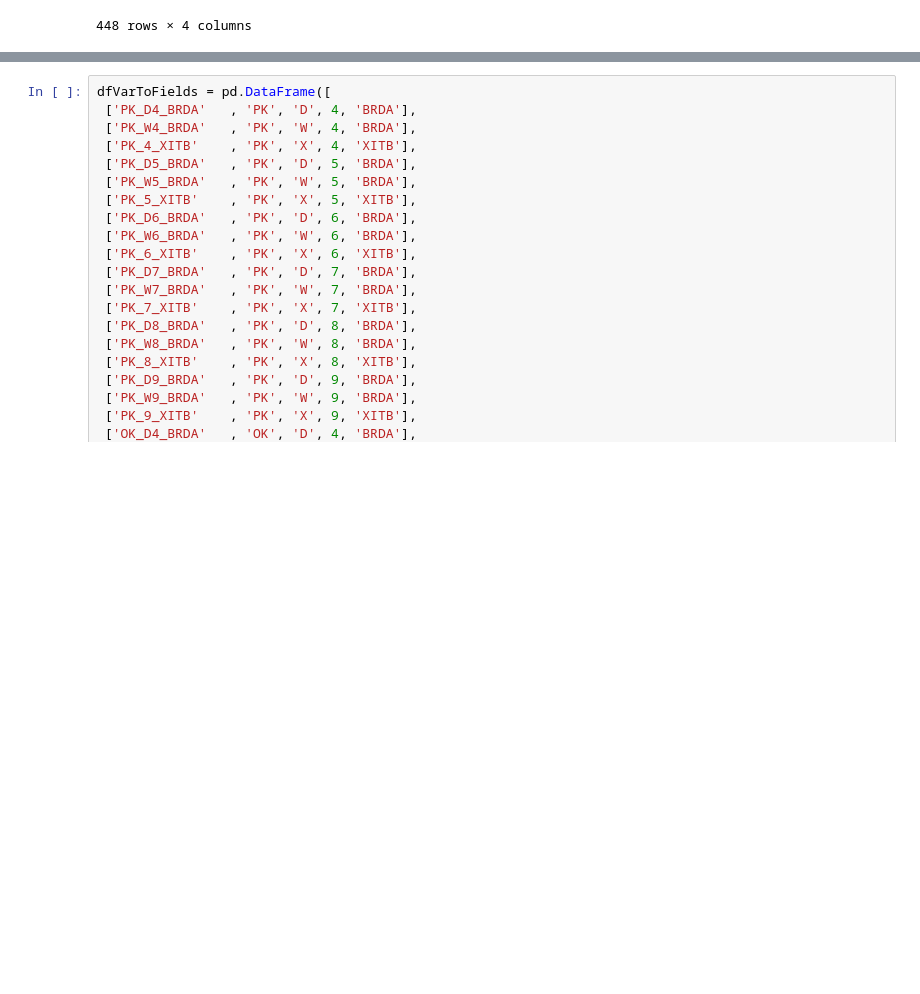
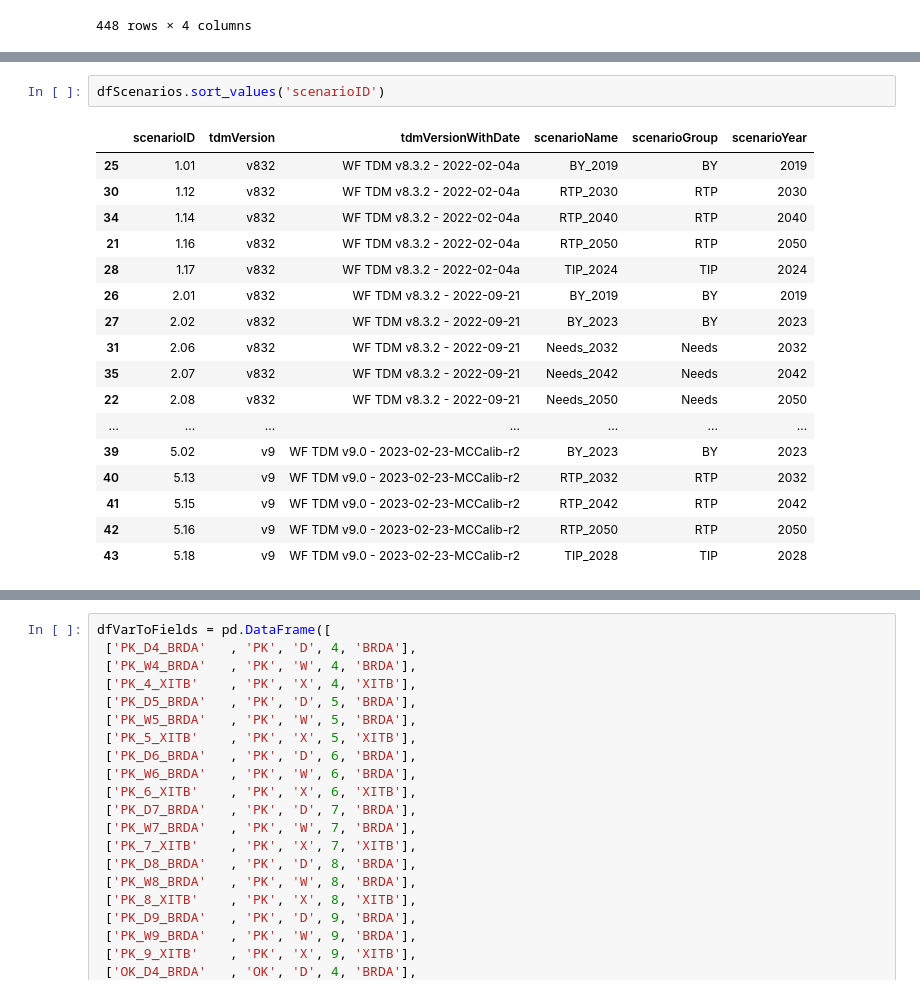
Before and after one commit to WFRCAnalytics/TDM-VAL-Scenario-Comparison-Toolbox, a Jupyter notebook: 2.1-TotalTDMTool/A-OldDataReformatAndPrepForApp.ipynb, the cells around one changed output, grey strips where cells are left out. Drawn from its saved outputs; the diff is of its cells as text; blank space fills up the shorter version.

```diff
--- a/2.1-TotalTDMTool/A-OldDataReformatAndPrepForApp.ipynb
+++ b/2.1-TotalTDMTool/A-OldDataReformatAndPrepForApp.ipynb
@@ -294,3 +294,23 @@ df
+# %%
+dfScenarios.sort_values('scenarioID')
+# %% [output]
+|  | scenarioID | tdmVersion | tdmVersionWithDate | scenarioName | scenarioGroup | scenarioYear |
+| 25 | 1.01 | v832 | WF TDM v8.3.2 - 2022-02-04a | BY_2019 | BY | 2019 |
+| 30 | 1.12 | v832 | WF TDM v8.3.2 - 2022-02-04a | RTP_2030 | RTP | 2030 |
+| 34 | 1.14 | v832 | WF TDM v8.3.2 - 2022-02-04a | RTP_2040 | RTP | 2040 |
+| 21 | 1.16 | v832 | WF TDM v8.3.2 - 2022-02-04a | RTP_2050 | RTP | 2050 |
+| 28 | 1.17 | v832 | WF TDM v8.3.2 - 2022-02-04a | TIP_2024 | TIP | 2024 |
+| 26 | 2.01 | v832 | WF TDM v8.3.2 - 2022-09-21 | BY_2019 | BY | 2019 |
+| 27 | 2.02 | v832 | WF TDM v8.3.2 - 2022-09-21 | BY_2023 | BY | 2023 |
+| 31 | 2.06 | v832 | WF TDM v8.3.2 - 2022-09-21 | Needs_2032 | Needs | 2032 |
+| 35 | 2.07 | v832 | WF TDM v8.3.2 - 2022-09-21 | Needs_2042 | Needs | 2042 |
+| 22 | 2.08 | v832 | WF TDM v8.3.2 - 2022-09-21 | Needs_2050 | Needs | 2050 |
+| ... | ... | ... | ... | ... | ... | ... |
+| 39 | 5.02 | v9 | WF TDM v9.0 - 2023-02-23-MCCalib-r2 | BY_2023 | BY | 2023 |
+| 40 | 5.13 | v9 | WF TDM v9.0 - 2023-02-23-MCCalib-r2 | RTP_2032 | RTP | 2032 |
+| 41 | 5.15 | v9 | WF TDM v9.0 - 2023-02-23-MCCalib-r2 | RTP_2042 | RTP | 2042 |
+| 42 | 5.16 | v9 | WF TDM v9.0 - 2023-02-23-MCCalib-r2 | RTP_2050 | RTP | 2050 |
+| 43 | 5.18 | v9 | WF TDM v9.0 - 2023-02-23-MCCalib-r2 | TIP_2028 | TIP | 2028 |
 # %%
 # read in json ids
 dfWABScenarios = pd.read_json(r"E:\WebAppBuilderForArcGIS_v2.20\server\apps\8\widgets\tttScenarioManager\data\scenarios.json")
```
Also changed, not shown: parts of 15 cells of this notebook, 30 other files.
